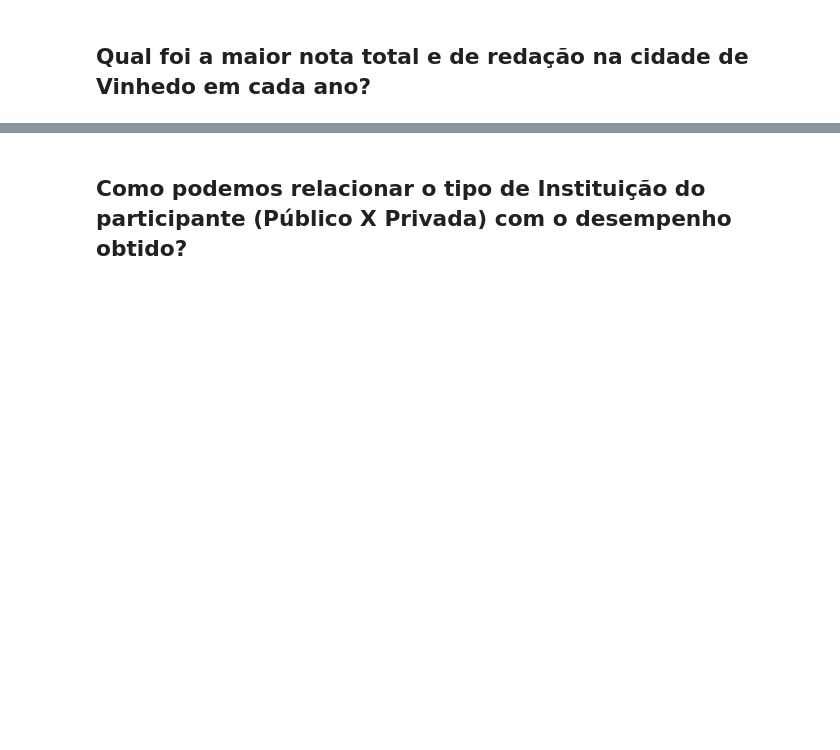
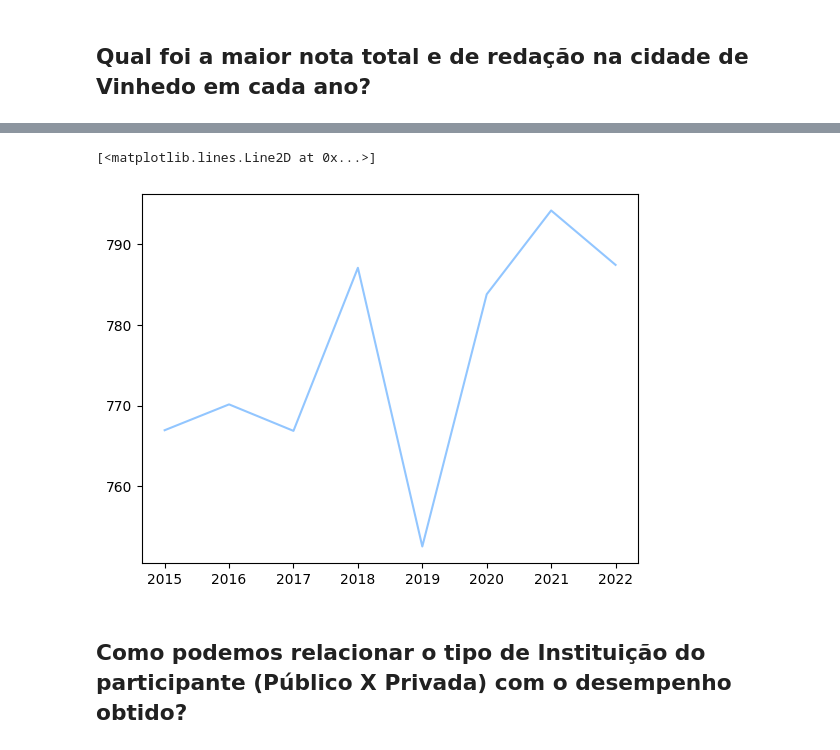
Before and after one commit to LiamFer/ENEM-Analysis, a Jupyter notebook: main_analysis.ipynb, the cells around one changed output, grey strips where cells are left out. Saved outputs shown, nothing was run; the diff lists cells and outputs as text; code cells hidden in the pictures; blank space fills up the shorter version.

Commit message:
Visualizando as notas no plot

```diff
--- a/main_analysis.ipynb
+++ b/main_analysis.ipynb
@@ -338,4 +338,4 @@ plt.savefig('graphs/age_distribution.png', transparent=True, dpi=600)
 # %% [markdown]
 ## Qual foi a maior nota total e de redação na cidade de Vinhedo em cada ano?
 # %%
-enem.loc[enem['Municipio']=='Vinhedo'].groupby("Ano")[["Nota Total","Redacao"]].max()
+vinhedo_grades = enem.loc[enem['Municipio']=='Vinhedo'].groupby("Ano")[["Nota Total","Redacao"]].max()
@@ -353,2 +355,7 @@ enem.loc[enem['Municipio']=='Vinhedo'].groupby("Ano")[["Nota Total","Redacao"]].
+# %%
+plt.plot(vinhedo_grades.index,vinhedo_grades['Nota Total'])
+# %% [output]
+[<matplotlib.lines.Line2D at 0x...>]
+[figure, added]
 # %% [markdown]
 ## Como podemos relacionar o tipo de Instituição do participante (Público X Privada) com o desempenho obtido?
```
Also changed, not shown: parts of 2 cells of this notebook.
